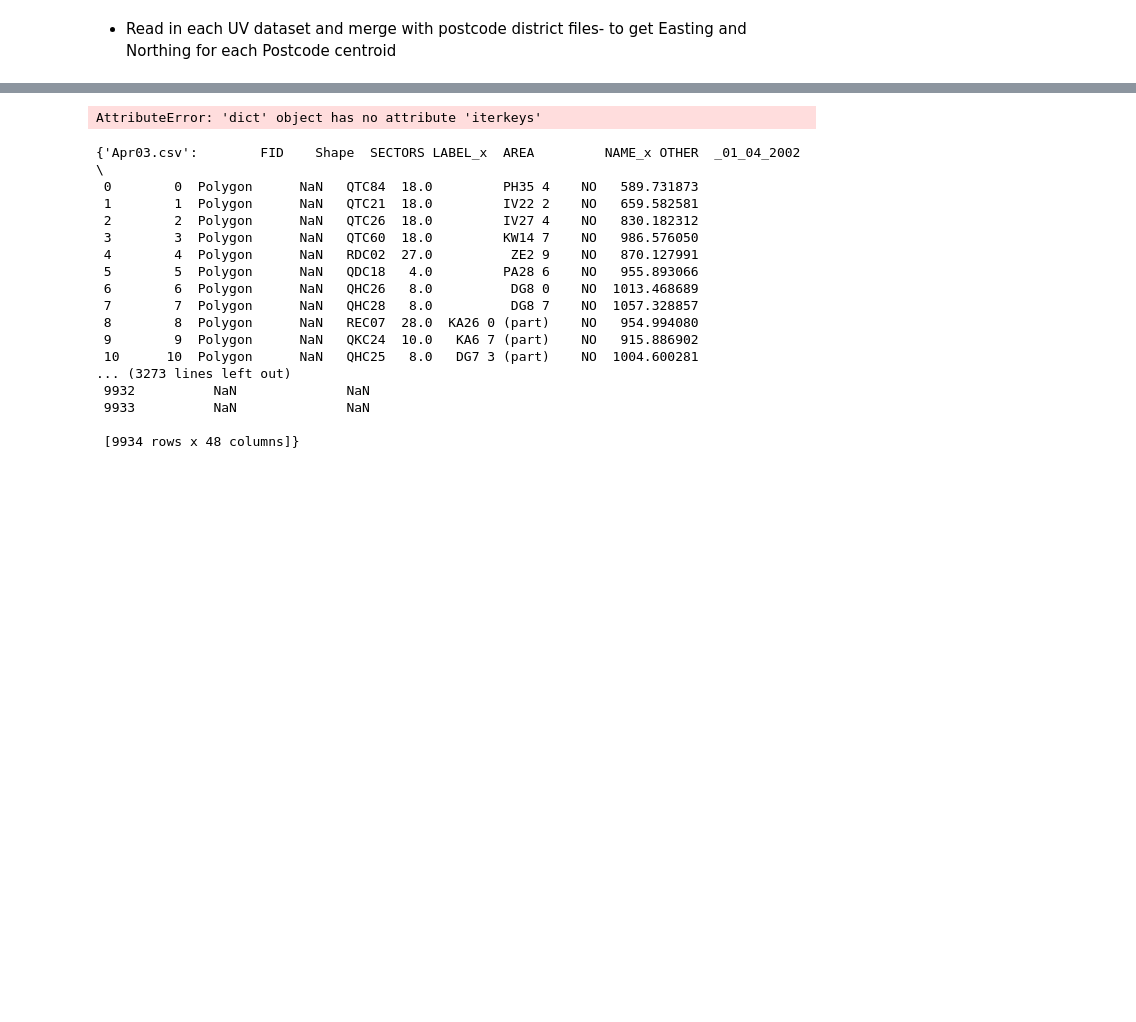
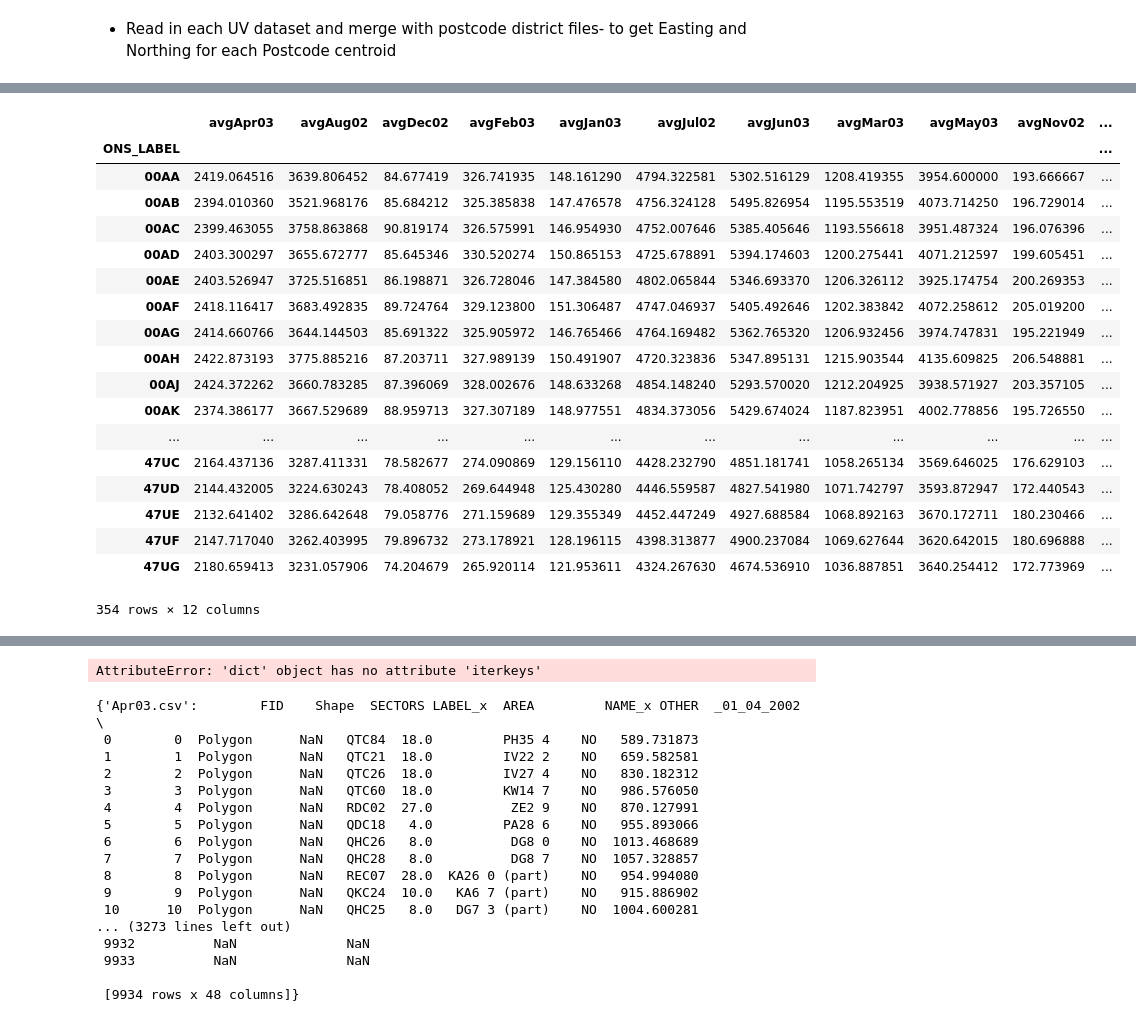
Before and after one commit to annalisasheehan/ICL_Diabetes, a Jupyter notebook: UV_postcode_district.ipynb, the cells around one changed output, grey strips where cells are left out. Saved outputs shown, nothing was run; the diff lists cells and outputs as text; code cells hidden in the pictures; blank space fills up the shorter version.

```diff
--- a/UV_postcode_district.ipynb
+++ b/UV_postcode_district.ipynb
@@ -36,0 +66,2 @@ for file in files:
+# %%
+new_files = glob.glob(r"S:\Projects\SAHSU_Share\Diabetes\Datasets\UVvitd0203\Annie\Data\*avg.csv")
@@ -36,0 +83,2 @@ for file in files:
+# %%
+avg = pd.read_csv(r"S:\Projects\SAHSU_Share\Diabetes\Datasets\UVvitd0203\Annie\Data\blank.csv").set_index('ONS_LABEL')
@@ -36,0 +107,2 @@ for file in files:
+# %%
+temp = pd.read_csv(r'S:\\Projects\\SAHSU_Share\\Diabetes\\Datasets\\UVvitd0203\\Annie\\Data\\Apr03avg.csv').set_index('ONS_LABEL').drop(['Unnamed: 0'], axis=1 )
@@ -36,0 +131,4 @@ for file in files:
+# %%
+for file in new_files:
+    temp = pd.read_csv(r'{fname}'.format(fname=file)).set_index('ONS_LABEL').drop(['Unnamed: 0'], axis=1 )
+    avg = avg.merge(temp, how='left', left_index=True, right_index=True)
@@ -36,0 +141,22 @@ for file in files:
+# %%
+avg
+# %% [output]
+|  | avgApr03 | avgAug02 | avgDec02 | avgFeb03 | avgJan03 | avgJul02 | avgJun03 | avgMar03 | avgMay03 | avgNov02 | ... |
+| ONS_LABEL |  |  |  |  |  |  |  |  |  |  | ... |
+| 00AA | 2419.064516 | 3639.806452 | 84.677419 | 326.741935 | 148.161290 | 4794.322581 | 5302.516129 | 1208.419355 | 3954.600000 | 193.666667 | ... |
+| 00AB | 2394.010360 | 3521.968176 | 85.684212 | 325.385838 | 147.476578 | 4756.324128 | 5495.826954 | 1195.553519 | 4073.714250 | 196.729014 | ... |
+| 00AC | 2399.463055 | 3758.863868 | 90.819174 | 326.575991 | 146.954930 | 4752.007646 | 5385.405646 | 1193.556618 | 3951.487324 | 196.076396 | ... |
+| 00AD | 2403.300297 | 3655.672777 | 85.645346 | 330.520274 | 150.865153 | 4725.678891 | 5394.174603 | 1200.275441 | 4071.212597 | 199.605451 | ... |
+| 00AE | 2403.526947 | 3725.516851 | 86.198871 | 326.728046 | 147.384580 | 4802.065844 | 5346.693370 | 1206.326112 | 3925.174754 | 200.269353 | ... |
+| 00AF | 2418.116417 | 3683.492835 | 89.724764 | 329.123800 | 151.306487 | 4747.046937 | 5405.492646 | 1202.383842 | 4072.258612 | 205.019200 | ... |
+| 00AG | 2414.660766 | 3644.144503 | 85.691322 | 325.905972 | 146.765466 | 4764.169482 | 5362.765320 | 1206.932456 | 3974.747831 | 195.221949 | ... |
+| 00AH | 2422.873193 | 3775.885216 | 87.203711 | 327.989139 | 150.491907 | 4720.323836 | 5347.895131 | 1215.903544 | 4135.609825 | 206.548881 | ... |
+| 00AJ | 2424.372262 | 3660.783285 | 87.396069 | 328.002676 | 148.633268 | 4854.148240 | 5293.570020 | 1212.204925 | 3938.571927 | 203.357105 | ... |
+| 00AK | 2374.386177 | 3667.529689 | 88.959713 | 327.307189 | 148.977551 | 4834.373056 | 5429.674024 | 1187.823951 | 4002.778856 | 195.726550 | ... |
+| ... | ... | ... | ... | ... | ... | ... | ... | ... | ... | ... | ... |
+| 47UC | 2164.437136 | 3287.411331 | 78.582677 | 274.090869 | 129.156110 | 4428.232790 | 4851.181741 | 1058.265134 | 3569.646025 | 176.629103 | ... |
+| 47UD | 2144.432005 | 3224.630243 | 78.408052 | 269.644948 | 125.430280 | 4446.559587 | 4827.541980 | 1071.742797 | 3593.872947 | 172.440543 | ... |
+| 47UE | 2132.641402 | 3286.642648 | 79.058776 | 271.159689 | 129.355349 | 4452.447249 | 4927.688584 | 1068.892163 | 3670.172711 | 180.230466 | ... |
+| 47UF | 2147.717040 | 3262.403995 | 79.896732 | 273.178921 | 128.196115 | 4398.313877 | 4900.237084 | 1069.627644 | 3620.642015 | 180.696888 | ... |
+| 47UG | 2180.659413 | 3231.057906 | 74.204679 | 265.920114 | 121.953611 | 4324.267630 | 4674.536910 | 1036.887851 | 3640.254412 | 172.773969 | ... |
+354 rows × 12 columns
```
Also changed, not shown: parts of 24 cells of this notebook.
